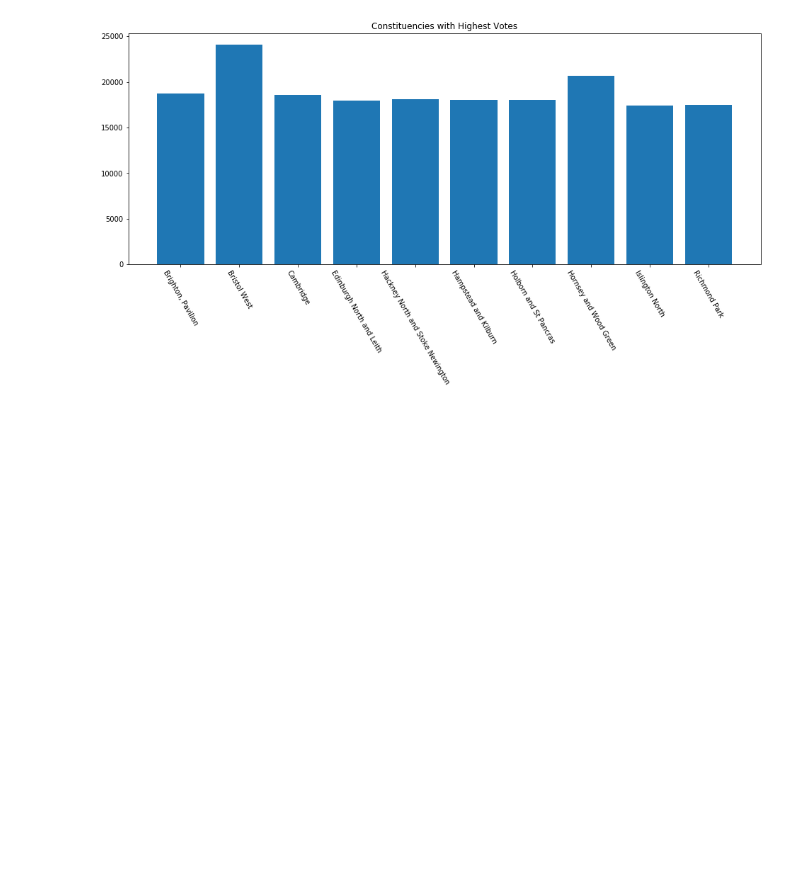
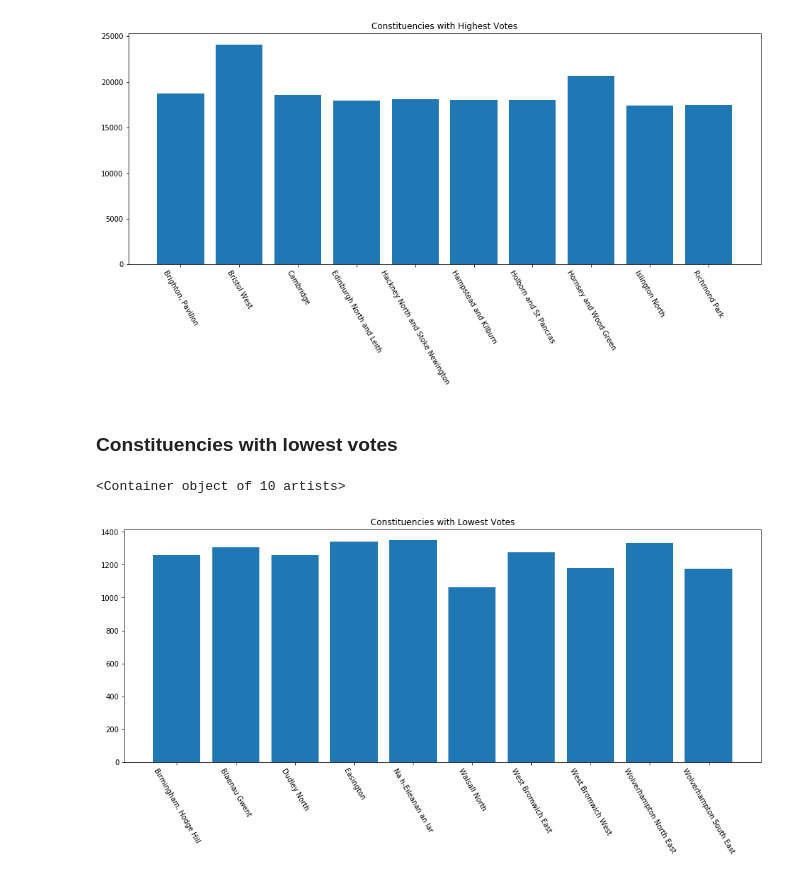
Before and after one commit to alanmaydwell/jupyter_scribblings, a Jupyter notebook: petition_data.ipynb, the cells around one changed output. Saved outputs shown, nothing was run; the diff lists cells and outputs as text; code cells hidden in the pictures; blank space fills up the shorter version.

Commit message:
another petition graph added

```diff
--- a/petition_data.ipynb
+++ b/petition_data.ipynb
@@ -43,3 +43,15 @@ plt.bar(xvalues, yvalues)
 # %% [output]
 <Container object of 10 artists>
 [figure]
+# %% [markdown]
+### Constituencies with lowest votes
+# %%
+yvalues = [c["signature_count"] for c in constituency_data_ordered[:10]]
+xvalues = [c["name"] for c in constituency_data_ordered[:10]]
+plt.figure(figsize=(16,6))
+plt.title("Constituencies with Lowest Votes")
+plt.xticks(rotation=300)
+plt.bar(xvalues, yvalues)
+# %% [output]
+<Container object of 10 artists>
+[figure, added]
```
Also changed, not shown: parts of 1 cell of this notebook.
